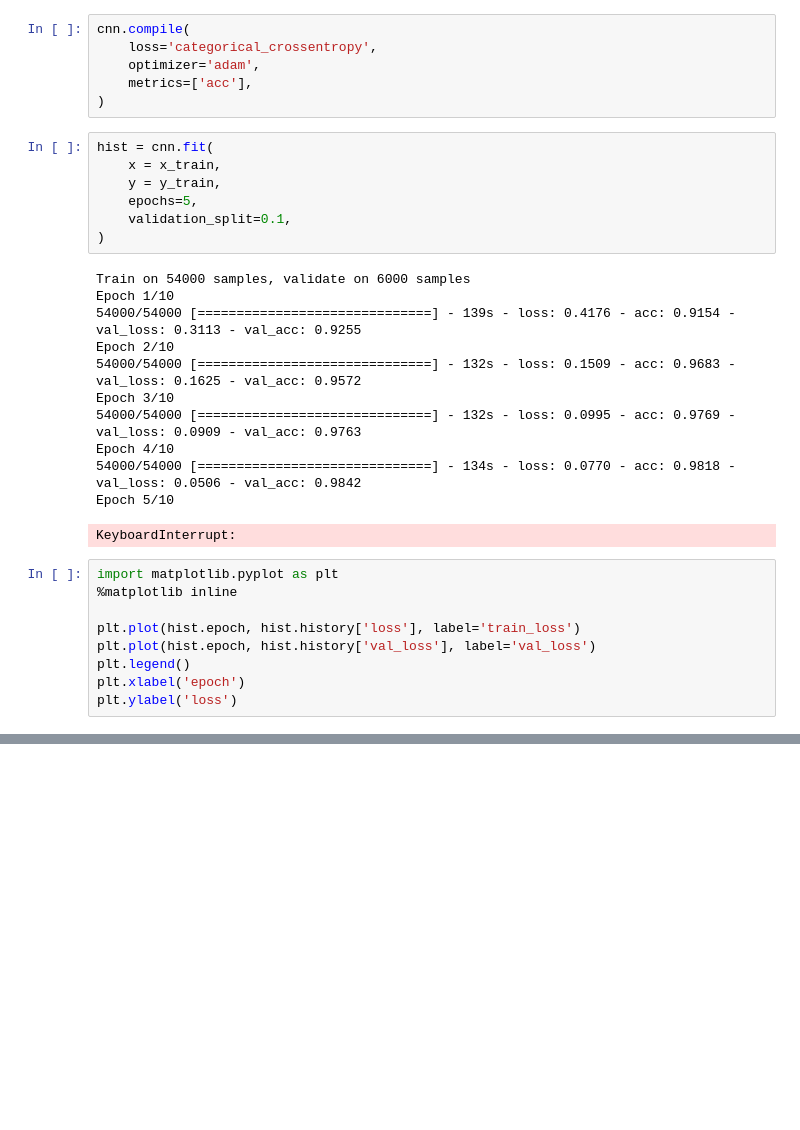
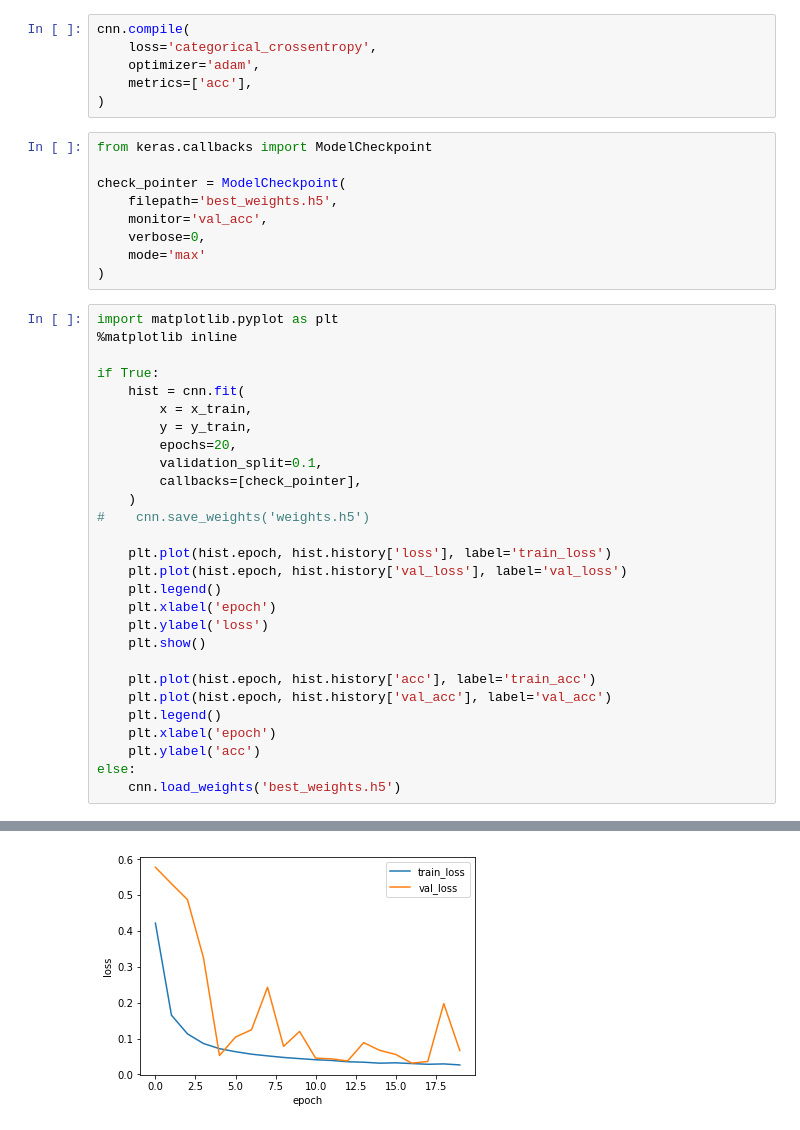
Before and after one commit to kruho/mnist_keras, a Jupyter notebook: saliency.ipynb, the cells around one changed output, grey strips where cells are left out. Cells and saved outputs as stored; diff of their text form; blank space fills up the shorter version.

```diff
--- a/saliency.ipynb
+++ b/saliency.ipynb
@@ -70,31 +67,41 @@ cnn.compile(
     optimizer='adam',
     metrics=['acc'],
 )
-# %%
-hist = cnn.fit(
-    x = x_train,
-    y = y_train,
-    epochs=5,
-    validation_split=0.1,
-)
-# %% [output]
-Train on 54000 samples, validate on 6000 samples
-Epoch 1/10
-54000/54000 [==============================] - 139s - loss: 0.4176 - acc: 0.9154 - val_loss: 0.3113 - val_acc: 0.9255
-Epoch 2/10
-54000/54000 [==============================] - 132s - loss: 0.1509 - acc: 0.9683 - val_loss: 0.1625 - val_acc: 0.9572
-Epoch 3/10
-54000/54000 [==============================] - 132s - loss: 0.0995 - acc: 0.9769 - val_loss: 0.0909 - val_acc: 0.9763
-Epoch 4/10
-54000/54000 [==============================] - 134s - loss: 0.0770 - acc: 0.9818 - val_loss: 0.0506 - val_acc: 0.9842
-Epoch 5/10
-KeyboardInterrupt:
+# %%
+from keras.callbacks import ModelCheckpoint
+
+check_pointer = ModelCheckpoint(
+    filepath='best_weights.h5',
+    monitor='val_acc',
+    verbose=0,
+    mode='max'
+)
 # %%
 import matplotlib.pyplot as plt
 %matplotlib inline
 
-plt.plot(hist.epoch, hist.history['loss'], label='train_loss')
-plt.plot(hist.epoch, hist.history['val_loss'], label='val_loss')
-plt.legend()
-plt.xlabel('epoch')
-plt.ylabel('loss')
+if True:
+    hist = cnn.fit(
+        x = x_train,
+        y = y_train,
+        epochs=20,
+        validation_split=0.1,
+        callbacks=[check_pointer],
+    )
+#    cnn.save_weights('weights.h5')
+
+    plt.plot(hist.epoch, hist.history['loss'], label='train_loss')
+    plt.plot(hist.epoch, hist.history['val_loss'], label='val_loss')
+    plt.legend()
+    plt.xlabel('epoch')
+    plt.ylabel('loss')
+    plt.show()
+
+    plt.plot(hist.epoch, hist.history['acc'], label='train_acc')
+    plt.plot(hist.epoch, hist.history['val_acc'], label='val_acc')
+    plt.legend()
+    plt.xlabel('epoch')
+    plt.ylabel('acc')
+else:
+    cnn.load_weights('best_weights.h5')
+# %% [output]
@@ -100,0 +125 @@ plt.ylabel('loss')
+[figure, added]
```
Also changed, not shown: parts of 28 cells of this notebook.
